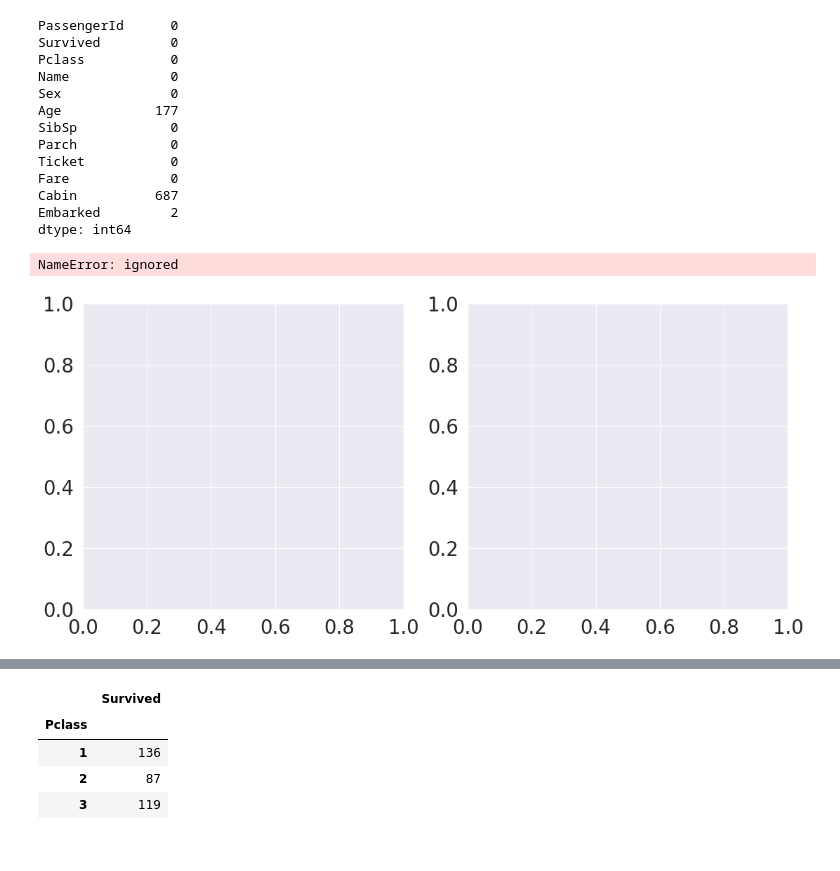
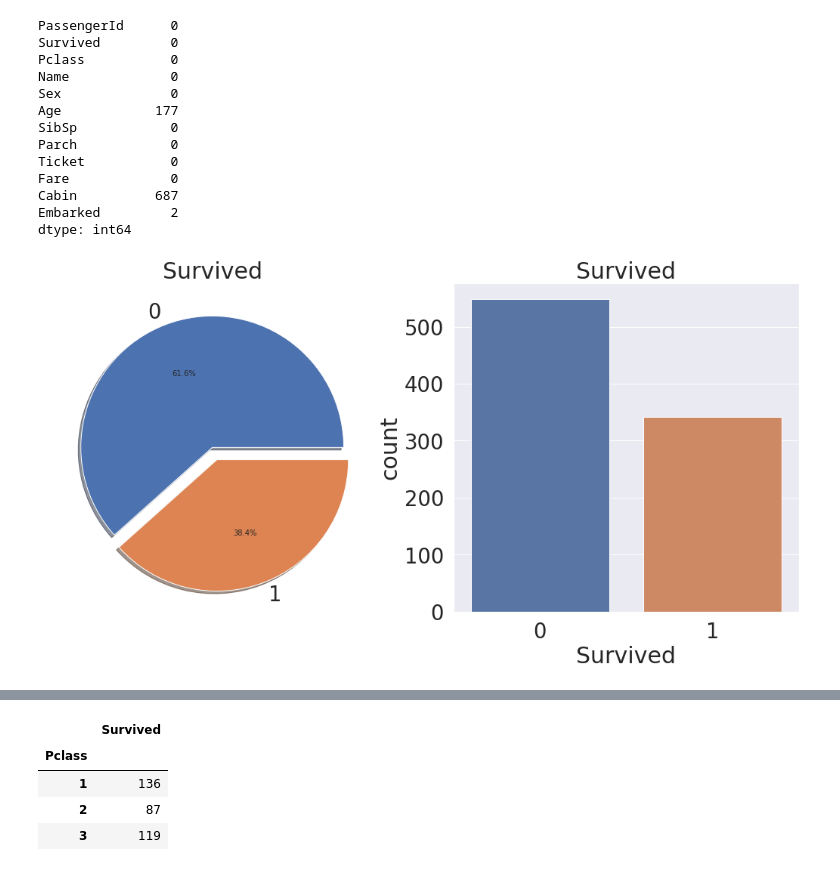
Before and after one commit to jihyunjeongme/data-analysis-kaggle, a Jupyter notebook: [Kaggle_Titanic]_EDA_To_prediction(DieTanic).ipynb, the cells around one changed output, grey strips where cells are left out. Saved outputs shown, nothing was run; the diff lists cells and outputs as text; code cells hidden in the pictures.

```diff
--- a/[Kaggle_Titanic]_EDA_To_prediction(DieTanic).ipynb
+++ b/[Kaggle_Titanic]_EDA_To_prediction(DieTanic).ipynb
@@ -82,15 +80,14 @@ Embarked         2
 dtype: int64
 # %%
 f,ax=plt.subplots(1,2,figsize=(18,8))
-data['Survived'].value_counts().plot.pie(explode=[0,0.1],autopct='%1.1f%%',ax=ax[0],shadow=True)
+df_train['Survived'].value_counts().plot.pie(explode=[0,0.1],autopct='%1.1f%%',ax=ax[0],shadow=True)
 ax[0].set_title('Survived')
 ax[0].set_ylabel('')
-sns.countplot('Survived',data=data,ax=ax[1])
+sns.countplot('Survived',data=df_train,ax=ax[1])
 ax[1].set_title('Survived')
 plt.show()
 # %% [output]
-NameError: ignored
-[figure, old version]
+[figure, new version]
 # %%
 # 1: 살아남음, 0: 죽음
 # 38.4% 가 살아남음
```
Also changed, not shown: parts of 9 cells of this notebook.
